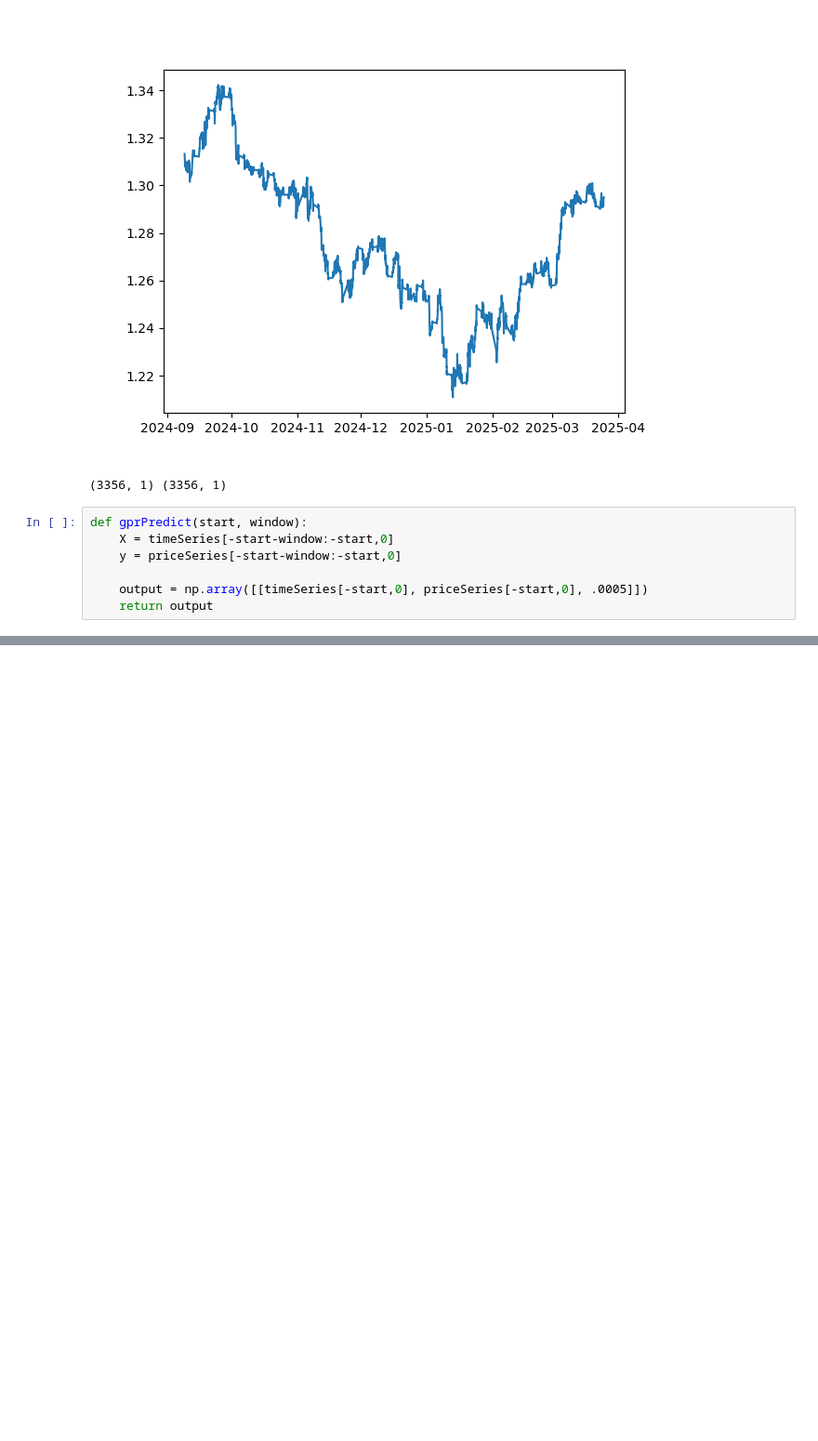
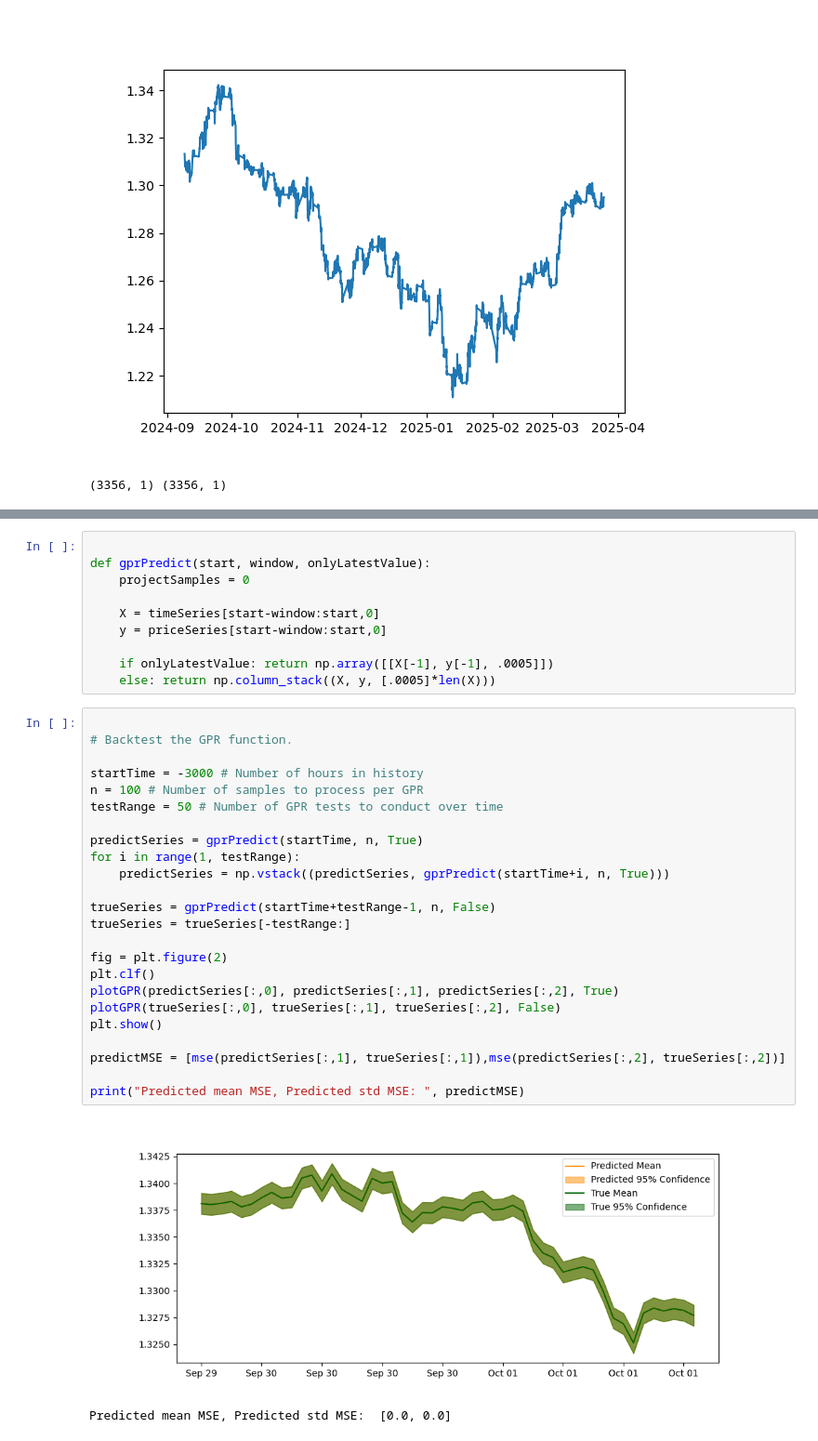
Before and after one commit to alexrmiller2/gpr-system, a Jupyter notebook: gpr-system-v2.ipynb, the cells around one changed output, grey strips where cells are left out. Shown at 93% size. Saved outputs shown, nothing was run; the diff lists cells and outputs as text; blank space fills up the shorter version.

```diff
--- a/gpr-system-v2.ipynb
+++ b/gpr-system-v2.ipynb
@@ -40,10 +41,3 @@ print(timeSeries.shape, priceSeries.shape)
 # %% [output]
 [figure]
 (3356, 1) (3356, 1)
-# %%
-def gprPredict(start, window):
-    X = timeSeries[-start-window:-start,0]
-    y = priceSeries[-start-window:-start,0]
-
-    output = np.array([[timeSeries[-start,0], priceSeries[-start,0], .0005]])
-    return output
@@ -73,0 +67,37 @@ plotGPR(predictSeries[:,0], predictSeries[:,1], predictSeries[:,2])
+# %%
+
+def gprPredict(start, window, onlyLatestValue):
+    projectSamples = 0
+
+    X = timeSeries[start-window:start,0]
+    y = priceSeries[start-window:start,0]
+
+    if onlyLatestValue: return np.array([[X[-1], y[-1], .0005]])
+    else: return np.column_stack((X, y, [.0005]*len(X)))
+# %%
+
+# Backtest the GPR function.
+
+startTime = -3000 # Number of hours in history
+n = 100 # Number of samples to process per GPR
+testRange = 50 # Number of GPR tests to conduct over time
+
+predictSeries = gprPredict(startTime, n, True)
+for i in range(1, testRange):
+    predictSeries = np.vstack((predictSeries, gprPredict(startTime+i, n, True)))
+
+trueSeries = gprPredict(startTime+testRange-1, n, False)
+trueSeries = trueSeries[-testRange:]
+
+fig = plt.figure(2)
+plt.clf()
+plotGPR(predictSeries[:,0], predictSeries[:,1], predictSeries[:,2], True)
+plotGPR(trueSeries[:,0], trueSeries[:,1], trueSeries[:,2], False)
+plt.show()
+
+predictMSE = [mse(predictSeries[:,1], trueSeries[:,1]),mse(predictSeries[:,2], trueSeries[:,2])]
+
+print("Predicted mean MSE, Predicted std MSE: ", predictMSE)
+# %% [output]
+[figure, added]
+Predicted mean MSE, Predicted std MSE:  [0.0, 0.0]
```
Also changed, not shown: parts of 3 cells of this notebook.
